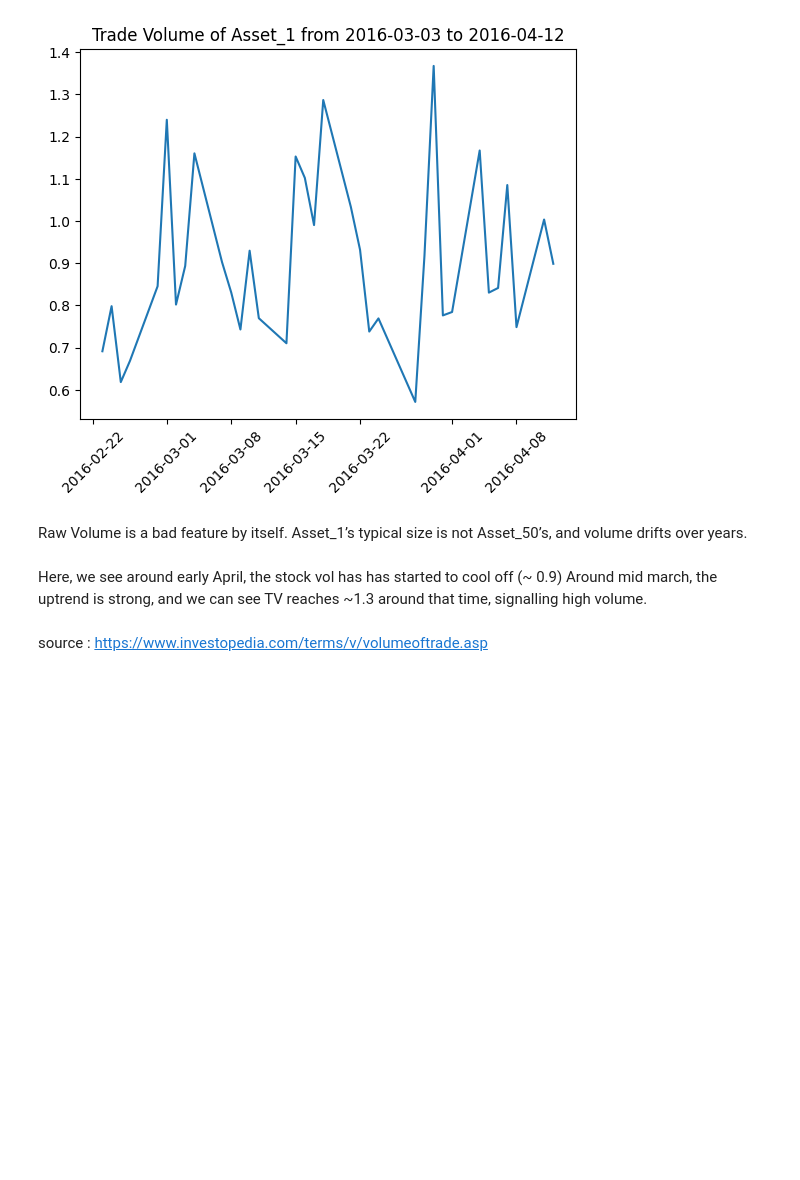
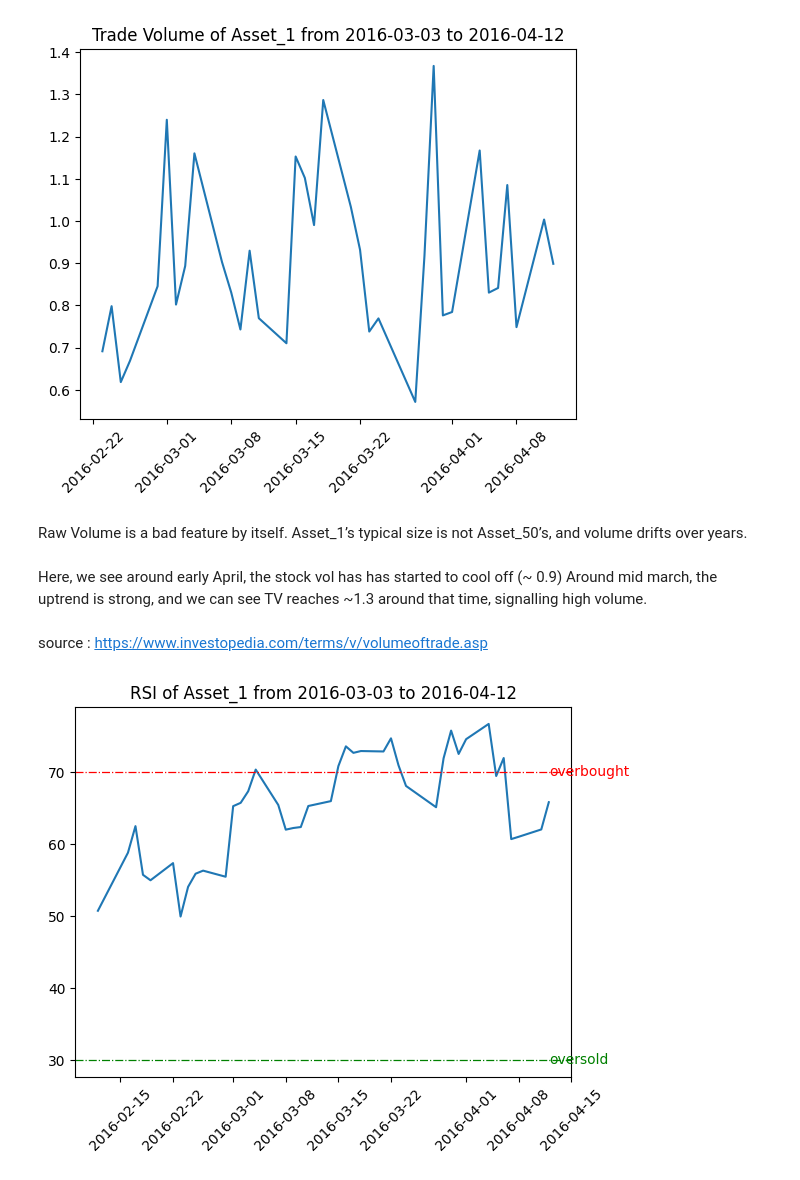
Before and after one commit to sanyam-dev/precog_test, a Jupyter notebook: task 1/task1.ipynb, the cells around one changed output. Drawn from its saved outputs; the diff is of its cells as text; code cells hidden in the pictures; blank space fills up the shorter version.

```diff
--- a/task 1/task1.ipynb
+++ b/task 1/task1.ipynb
@@ -411,3 +411,18 @@ Here, we see around early April, the stock vol has has started to cool off (~ 0.
 Around mid march, the uptrend is strong, and we can see TV reaches ~1.3 around that time, signalling high volume.
 # %% [markdown]
 source : https://www.investopedia.com/terms/v/volumeoftrade.asp
+# %%
+# Analysis of RSI
+rsi = ta_rsi.iloc[14:55]
+plt.plot(rsi)
+plt.title("RSI of Asset_1 from 2016-03-03 to 2016-04-12")
+ax.set_xticks(ax.get_xticks()[::2])
+plt.xticks(rotation=45)
+plt.axhline(70, color="red", ls="-.", lw=0.9)
+plt.text(rsi.index[-1], 70, "overbought", color="red", va="center")
+plt.axhline(30, color="green", ls="-.", lw=0.9)
+plt.text(rsi.index[-1], 30, "oversold", color="green", va="center")
+fig.tight_layout()
+plt.show()
+# %% [output]
+[figure, added]
```
Also changed, not shown: parts of 18 cells of this notebook.
